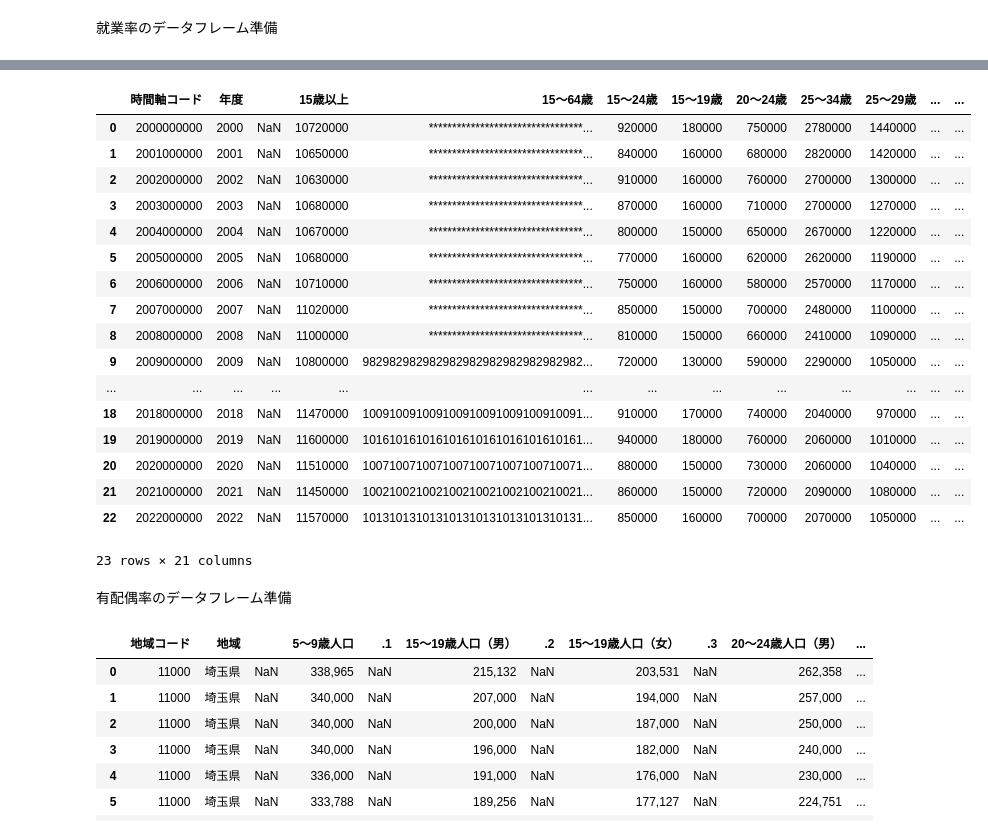
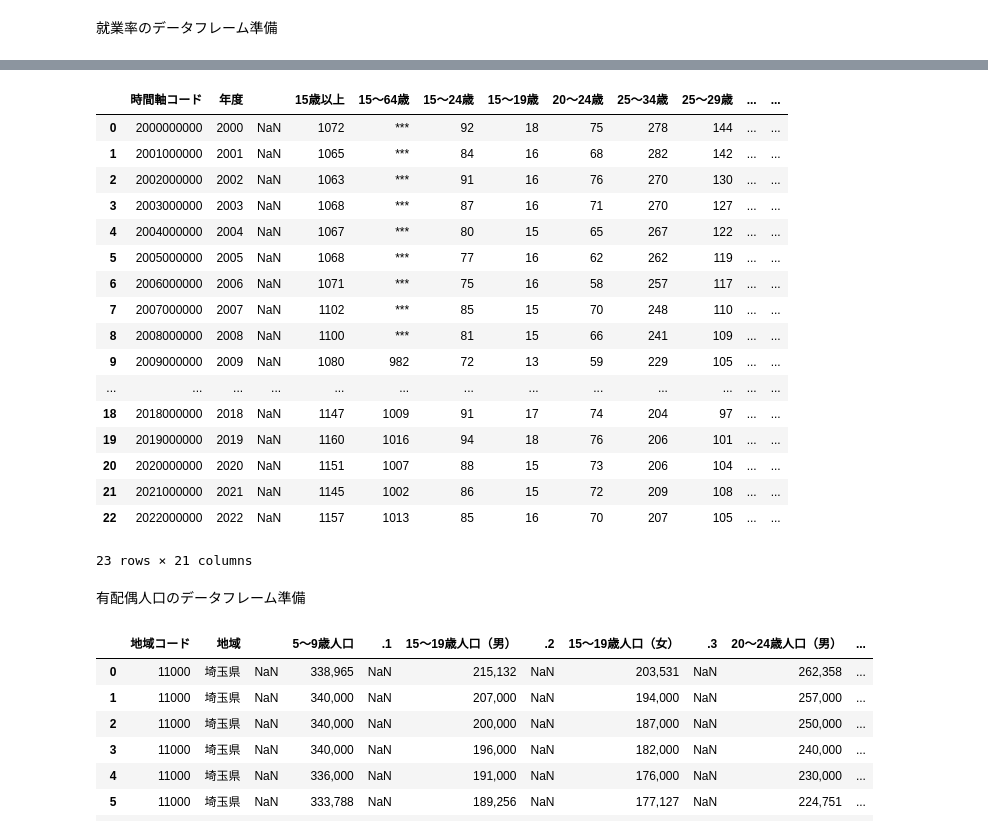
Before and after one commit to minion0101/DataScience_FEA, a Jupyter notebook: BirthRate.ipynb, the cells around one changed output, grey strips where cells are left out. Saved outputs shown, nothing was run; the diff lists cells and outputs as text; code cells hidden in the pictures.

```diff
--- a/BirthRate.ipynb
+++ b/BirthRate.ipynb
@@ -94,35 +106,35 @@ Employment_woman_df
 # %%
 rows_to_read_2 = 23
 Employment_man_df = pd.read_excel('FEH_00200531_230720133159.xlsx',
                          skiprows=14, nrows=rows_to_read_2,
                          names=['時間軸コード', '年度', '', '15歳以上', '15～64歳', '15～24歳', '15～19歳', '20～24歳', '25～34歳', '25～29歳', '30～34歳', '35～44歳', '35～39歳', '40～44歳', '45～54歳', '45～49歳', '50～54歳', '55～64歳', '55～59歳', '60～64歳', '65歳以上'])
 
 Employment_man_df.reset_index(drop=True, inplace=True)
 Employment_man_df['年度'] = Employment_man_df['年度'].str.replace('年', '').astype('int64')
-multiply_specific_column(Employment_man_df, ages, 10000)
+#multiply_specific_column(Employment_man_df, ages, 10000)
 
 Employment_man_df
 # %% [output]
 |  | 時間軸コード | 年度 |  | 15歳以上 | 15～64歳 | 15～24歳 | 15～19歳 | 20～24歳 | 25～34歳 | 25～29歳 | ... | ... |
-| 0 | 2000000000 | 2000 | NaN | 10720000 | *********************************... | 920000 | 180000 | 750000 | 2780000 | 1440000 | ... | ... |
-| 1 | 2001000000 | 2001 | NaN | 10650000 | *********************************... | 840000 | 160000 | 680000 | 2820000 | 1420000 | ... | ... |
-| 2 | 2002000000 | 2002 | NaN | 10630000 | *********************************... | 910000 | 160000 | 760000 | 2700000 | 1300000 | ... | ... |
-| 3 | 2003000000 | 2003 | NaN | 10680000 | *********************************... | 870000 | 160000 | 710000 | 2700000 | 1270000 | ... | ... |
-| 4 | 2004000000 | 2004 | NaN | 10670000 | *********************************... | 800000 | 150000 | 650000 | 2670000 | 1220000 | ... | ... |
-| 5 | 2005000000 | 2005 | NaN | 10680000 | *********************************... | 770000 | 160000 | 620000 | 2620000 | 1190000 | ... | ... |
-| 6 | 2006000000 | 2006 | NaN | 10710000 | *********************************... | 750000 | 160000 | 580000 | 2570000 | 1170000 | ... | ... |
-| 7 | 2007000000 | 2007 | NaN | 11020000 | *********************************... | 850000 | 150000 | 700000 | 2480000 | 1100000 | ... | ... |
-| 8 | 2008000000 | 2008 | NaN | 11000000 | *********************************... | 810000 | 150000 | 660000 | 2410000 | 1090000 | ... | ... |
-| 9 | 2009000000 | 2009 | NaN | 10800000 | 982982982982982982982982982982982... | 720000 | 130000 | 590000 | 2290000 | 1050000 | ... | ... |
+| 0 | 2000000000 | 2000 | NaN | 1072 | *** | 92 | 18 | 75 | 278 | 144 | ... | ... |
+| 1 | 2001000000 | 2001 | NaN | 1065 | *** | 84 | 16 | 68 | 282 | 142 | ... | ... |
+| 2 | 2002000000 | 2002 | NaN | 1063 | *** | 91 | 16 | 76 | 270 | 130 | ... | ... |
+| 3 | 2003000000 | 2003 | NaN | 1068 | *** | 87 | 16 | 71 | 270 | 127 | ... | ... |
+| 4 | 2004000000 | 2004 | NaN | 1067 | *** | 80 | 15 | 65 | 267 | 122 | ... | ... |
+| 5 | 2005000000 | 2005 | NaN | 1068 | *** | 77 | 16 | 62 | 262 | 119 | ... | ... |
+| 6 | 2006000000 | 2006 | NaN | 1071 | *** | 75 | 16 | 58 | 257 | 117 | ... | ... |
+| 7 | 2007000000 | 2007 | NaN | 1102 | *** | 85 | 15 | 70 | 248 | 110 | ... | ... |
+| 8 | 2008000000 | 2008 | NaN | 1100 | *** | 81 | 15 | 66 | 241 | 109 | ... | ... |
+| 9 | 2009000000 | 2009 | NaN | 1080 | 982 | 72 | 13 | 59 | 229 | 105 | ... | ... |
 | ... | ... | ... | ... | ... | ... | ... | ... | ... | ... | ... | ... | ... |
-| 18 | 2018000000 | 2018 | NaN | 11470000 | 100910091009100910091009100910091... | 910000 | 170000 | 740000 | 2040000 | 970000 | ... | ... |
-| 19 | 2019000000 | 2019 | NaN | 11600000 | 101610161016101610161016101610161... | 940000 | 180000 | 760000 | 2060000 | 1010000 | ... | ... |
-| 20 | 2020000000 | 2020 | NaN | 11510000 | 100710071007100710071007100710071... | 880000 | 150000 | 730000 | 2060000 | 1040000 | ... | ... |
-| 21 | 2021000000 | 2021 | NaN | 11450000 | 100210021002100210021002100210021... | 860000 | 150000 | 720000 | 2090000 | 1080000 | ... | ... |
-| 22 | 2022000000 | 2022 | NaN | 11570000 | 101310131013101310131013101310131... | 850000 | 160000 | 700000 | 2070000 | 1050000 | ... | ... |
+| 18 | 2018000000 | 2018 | NaN | 1147 | 1009 | 91 | 17 | 74 | 204 | 97 | ... | ... |
+| 19 | 2019000000 | 2019 | NaN | 1160 | 1016 | 94 | 18 | 76 | 206 | 101 | ... | ... |
+| 20 | 2020000000 | 2020 | NaN | 1151 | 1007 | 88 | 15 | 73 | 206 | 104 | ... | ... |
+| 21 | 2021000000 | 2021 | NaN | 1145 | 1002 | 86 | 15 | 72 | 209 | 108 | ... | ... |
+| 22 | 2022000000 | 2022 | NaN | 1157 | 1013 | 85 | 16 | 70 | 207 | 105 | ... | ... |
 23 rows × 21 columns
-# %% [markdown]
-有配偶率のデータフレーム準備
+# %% [markdown]
+有配偶人口のデータフレーム準備
 # %%
 rows_to_read_3 = 1
 MaritalStatus_df = pd.DataFrame()
```
Also changed, not shown: parts of 15 cells of this notebook, 4 other files.
